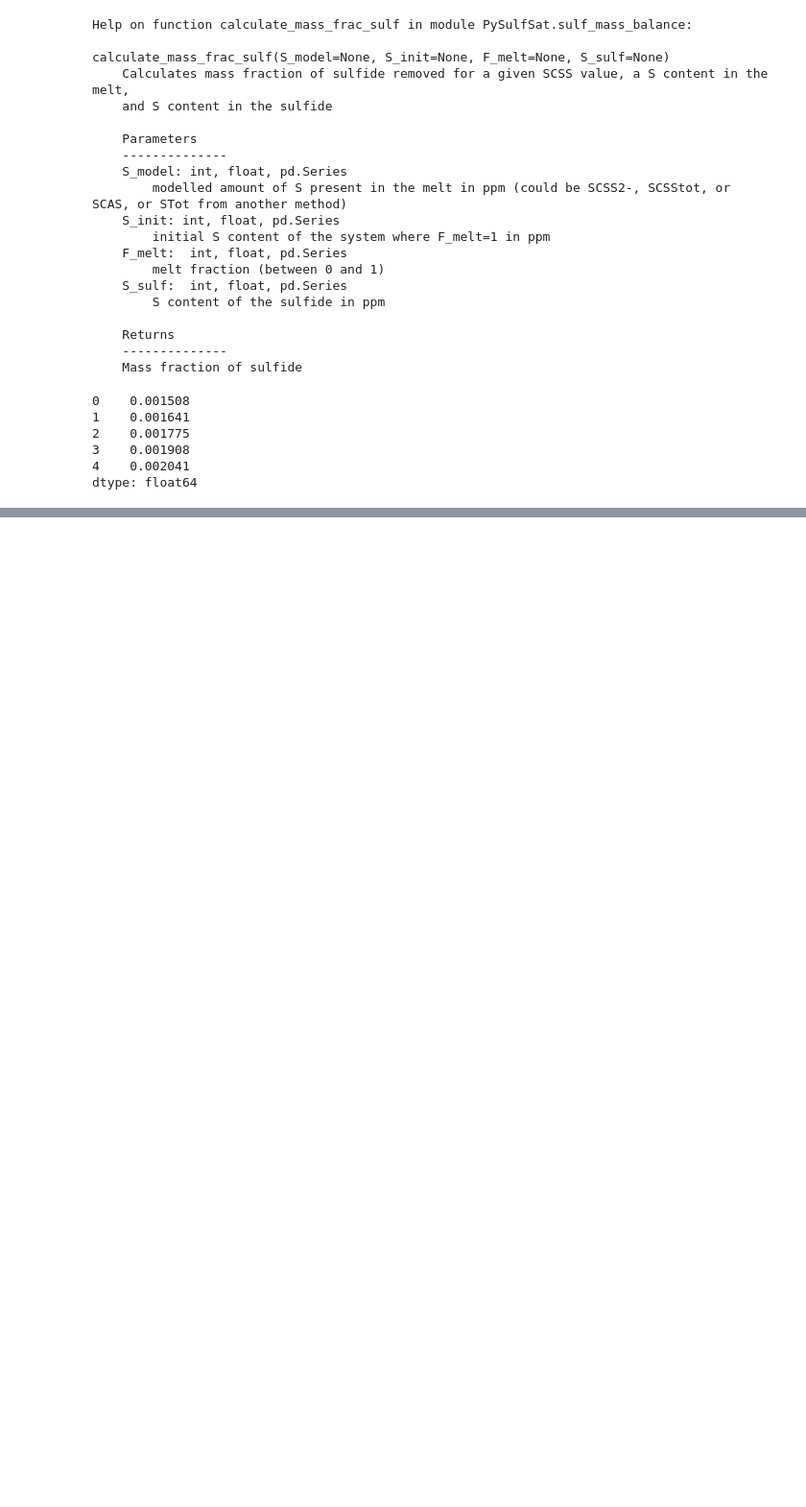
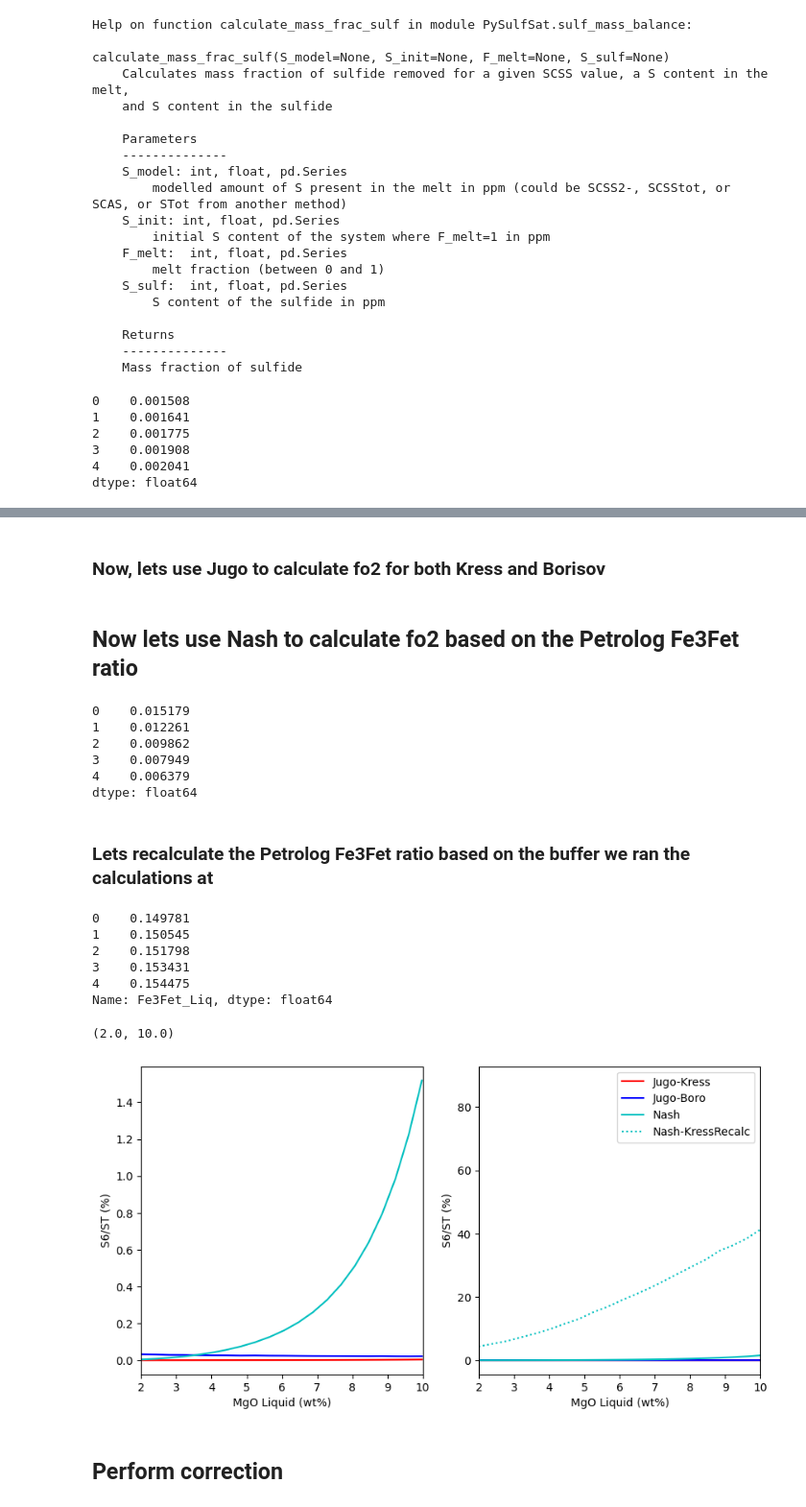
Before and after one commit to PennyWieser/PySulfSat, a Jupyter notebook: docs/Examples/Intro_Example_Petrolog_FC/FC_Petrolog.ipynb, the cells around one changed output, grey strips where cells are left out. Shown at 96% size. Saved outputs shown, nothing was run; the diff lists cells and outputs as text; code cells hidden in the pictures; blank space fills up the shorter version.

Commit message:
Clean up SCSS corrections etc

```diff
--- a/docs/Examples/Intro_Example_Petrolog_FC/FC_Petrolog.ipynb
+++ b/docs/Examples/Intro_Example_Petrolog_FC/FC_Petrolog.ipynb
@@ -341,0 +423,57 @@ plt.ylabel('Mass % sulfide')
+# %% [markdown]
+### Now, lets use Jugo to calculate fo2 for both Kress and Borisov
+# %%
+Jugo_Kress_S6=ss.calculate_S6St_Jugo2010(DeltaQFM=df_Kress91['DeltaQFM'])
+Jugo_Bor_S6=ss.calculate_S6St_Jugo2010(DeltaQFM=Buffer_calc['deltaNNO_Frost1991'])
+# %% [markdown]
+## Now lets use Nash to calculate fo2 based on the Petrolog Fe3Fet ratio
+# %%
+Nash_S6=ss.calculate_S6St_Nash2019(T_K=df_out['T_K'], Fe3Fet_Liq=df_out['Fe3Fet_Liq'])
+Nash_S6.head()
+# %% [output]
+0    0.015179
+1    0.012261
+2    0.009862
+3    0.007949
+4    0.006379
+dtype: float64
+# %% [markdown]
+### Lets recalculate the Petrolog Fe3Fet ratio based on the buffer we ran the calculations at
+# %%
+
+Recalc_Fe3Fet_Kress=pt.convert_fo2_to_fe_partition(liq_comps=df_out,
+                        T_K=df_out['T_K'], P_kbar=df_out['P_kbar'],
+                        fo2=10**df_out['Lg(fO2)'])
+Recalc_Fe3Fet_Kress['Fe3Fet_Liq'].head()
+# %% [output]
+0    0.149781
+1    0.150545
+2    0.151798
+3    0.153431
+4    0.154475
+Name: Fe3Fet_Liq, dtype: float64
+# %%
+Nash_S6_Recalc=ss.calculate_S6St_Nash2019(T_K=df_out['T_K'], Fe3Fet_Liq=Recalc_Fe3Fet_Kress['Fe3Fet_Liq'])
+# %%
+fig, (ax1, ax2) = plt.subplots(1, 2, figsize=(10,5))
+ax1.plot(df_out['MgO_Liq'], 100*Jugo_Kress_S6, '-r', label='Jugo-Kress')
+ax1.plot(df_out['MgO_Liq'], 100*Jugo_Bor_S6, '-b', label='Jugo-Boro')
+ax1.plot(df_out['MgO_Liq'], 100*Nash_S6, '-c', label='Nash')
+
+ax2.plot(df_out['MgO_Liq'], 100*Jugo_Kress_S6, '-r', label='Jugo-Kress')
+ax2.plot(df_out['MgO_Liq'], 100*Jugo_Bor_S6, '-b', label='Jugo-Boro')
+ax2.plot(df_out['MgO_Liq'], 100*Nash_S6, '-c', label='Nash')
+ax2.plot(df_out['MgO_Liq'], 100*Nash_S6_Recalc, ':c', label='Nash-KressRecalc')
+
+ax1.set_xlabel('MgO Liquid (wt%)')
+ax1.set_ylabel('S6/ST (%)')
+ax2.set_xlabel('MgO Liquid (wt%)')
+ax2.set_ylabel('S6/ST (%)')
+ax2.legend()
+ax1.set_xlim([2, 10])
+ax2.set_xlim([2, 10])
+# %% [output]
+(2.0, 10.0)
+[figure, added]
+# %% [markdown]
+## Perform correction
```
Also changed, not shown: parts of 18 cells of this notebook, 5 other files.
